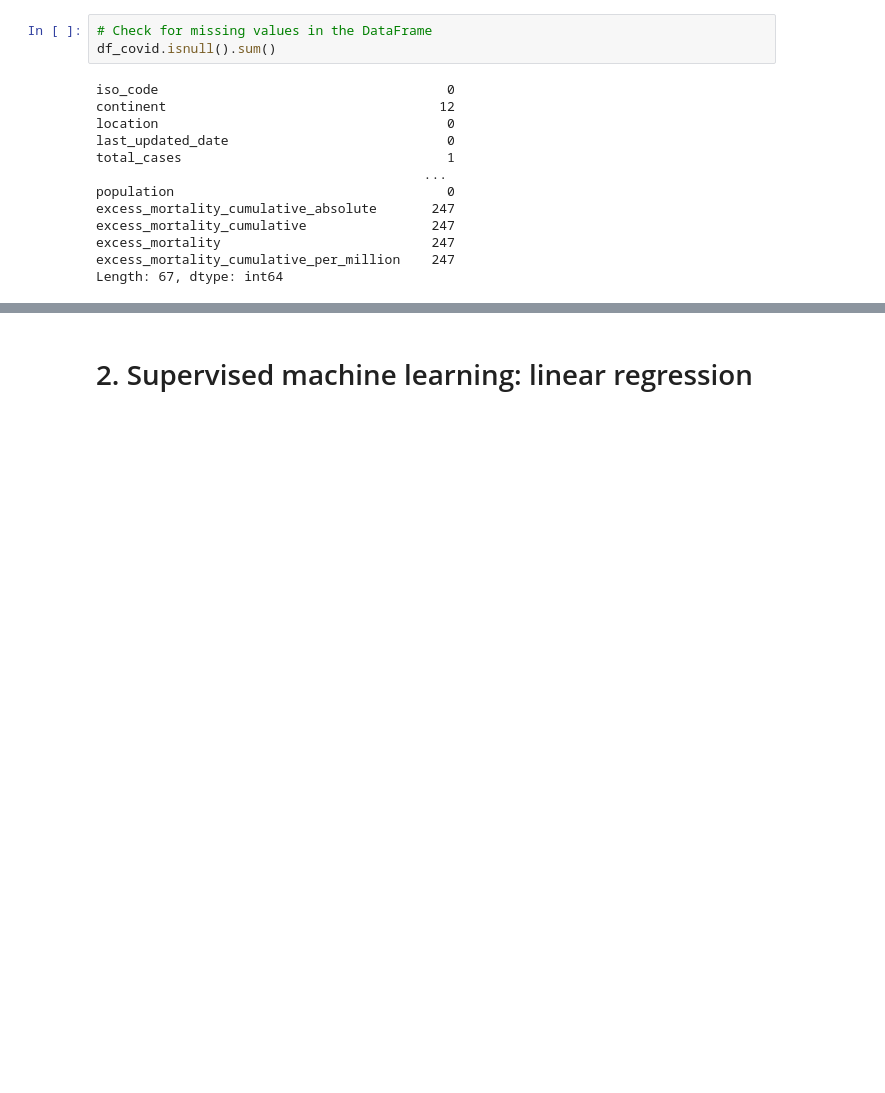
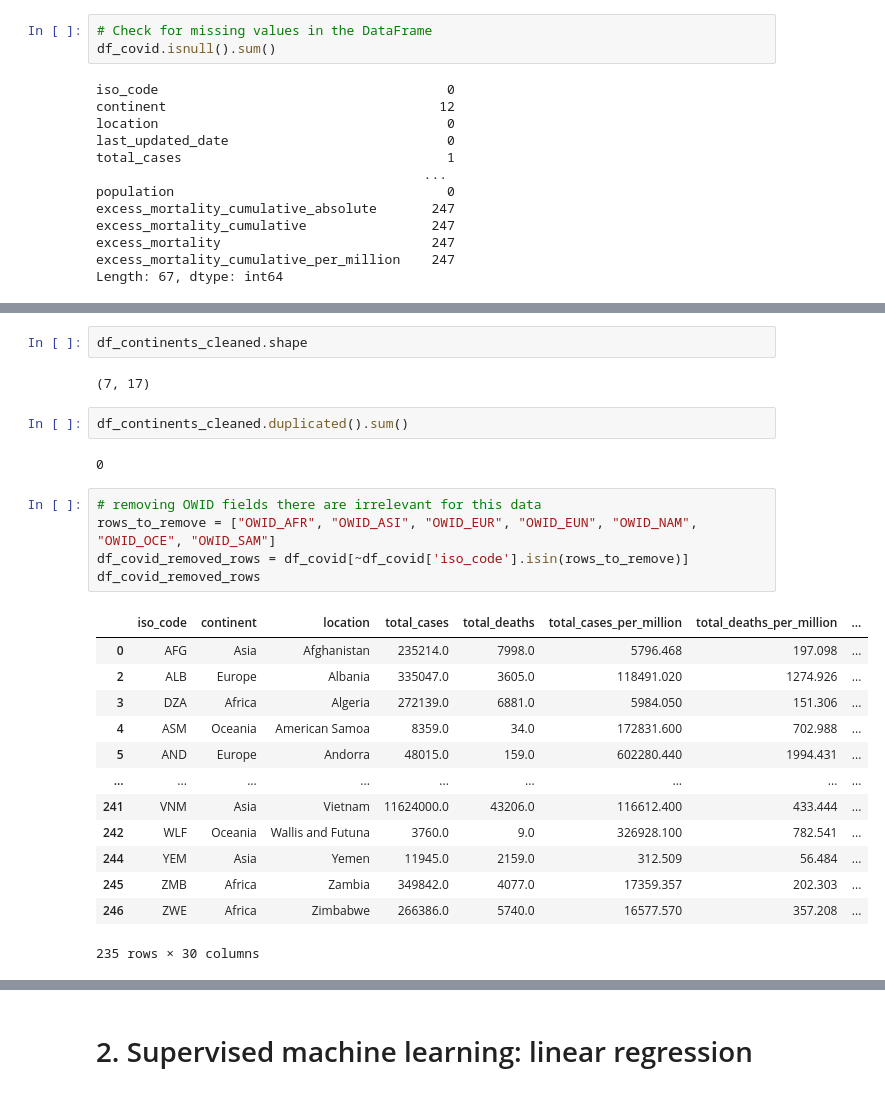
Before and after one commit to Juvenaawh/BI-Group7, a Jupyter notebook: MP3/Covid-MP3.ipynb, the cells around one changed output, grey strips where cells are left out. Saved outputs shown, nothing was run; the diff lists cells and outputs as text; blank space fills up the shorter version.

Commit message:
cleanning data
cleanning data

```diff
--- a/MP3/Covid-MP3.ipynb
+++ b/MP3/Covid-MP3.ipynb
@@ -186,0 +316,27 @@ Length: 67, dtype: int64
+# %%
+df_continents_cleaned.shape
+# %% [output]
+(7, 17)
+# %%
+df_continents_cleaned.duplicated().sum()
+# %% [output]
+0
+# %%
+# removing OWID fields there are irrelevant for this data
+rows_to_remove = ["OWID_AFR", "OWID_ASI", "OWID_EUR", "OWID_EUN", "OWID_NAM", "OWID_OCE", "OWID_SAM"]
+df_covid_removed_rows = df_covid[~df_covid['iso_code'].isin(rows_to_remove)]
+df_covid_removed_rows
+# %% [output]
+|  | iso_code | continent | location | total_cases | total_deaths | total_cases_per_million | total_deaths_per_million | ... |
+| 0 | AFG | Asia | Afghanistan | 235214.0 | 7998.0 | 5796.468 | 197.098 | ... |
+| 2 | ALB | Europe | Albania | 335047.0 | 3605.0 | 118491.020 | 1274.926 | ... |
+| 3 | DZA | Africa | Algeria | 272139.0 | 6881.0 | 5984.050 | 151.306 | ... |
+| 4 | ASM | Oceania | American Samoa | 8359.0 | 34.0 | 172831.600 | 702.988 | ... |
+| 5 | AND | Europe | Andorra | 48015.0 | 159.0 | 602280.440 | 1994.431 | ... |
+| ... | ... | ... | ... | ... | ... | ... | ... | ... |
+| 241 | VNM | Asia | Vietnam | 11624000.0 | 43206.0 | 116612.400 | 433.444 | ... |
+| 242 | WLF | Oceania | Wallis and Futuna | 3760.0 | 9.0 | 326928.100 | 782.541 | ... |
+| 244 | YEM | Asia | Yemen | 11945.0 | 2159.0 | 312.509 | 56.484 | ... |
+| 245 | ZMB | Africa | Zambia | 349842.0 | 4077.0 | 17359.357 | 202.303 | ... |
+| 246 | ZWE | Africa | Zimbabwe | 266386.0 | 5740.0 | 16577.570 | 357.208 | ... |
+235 rows × 30 columns
```
Also changed, not shown: parts of 17 cells of this notebook.
